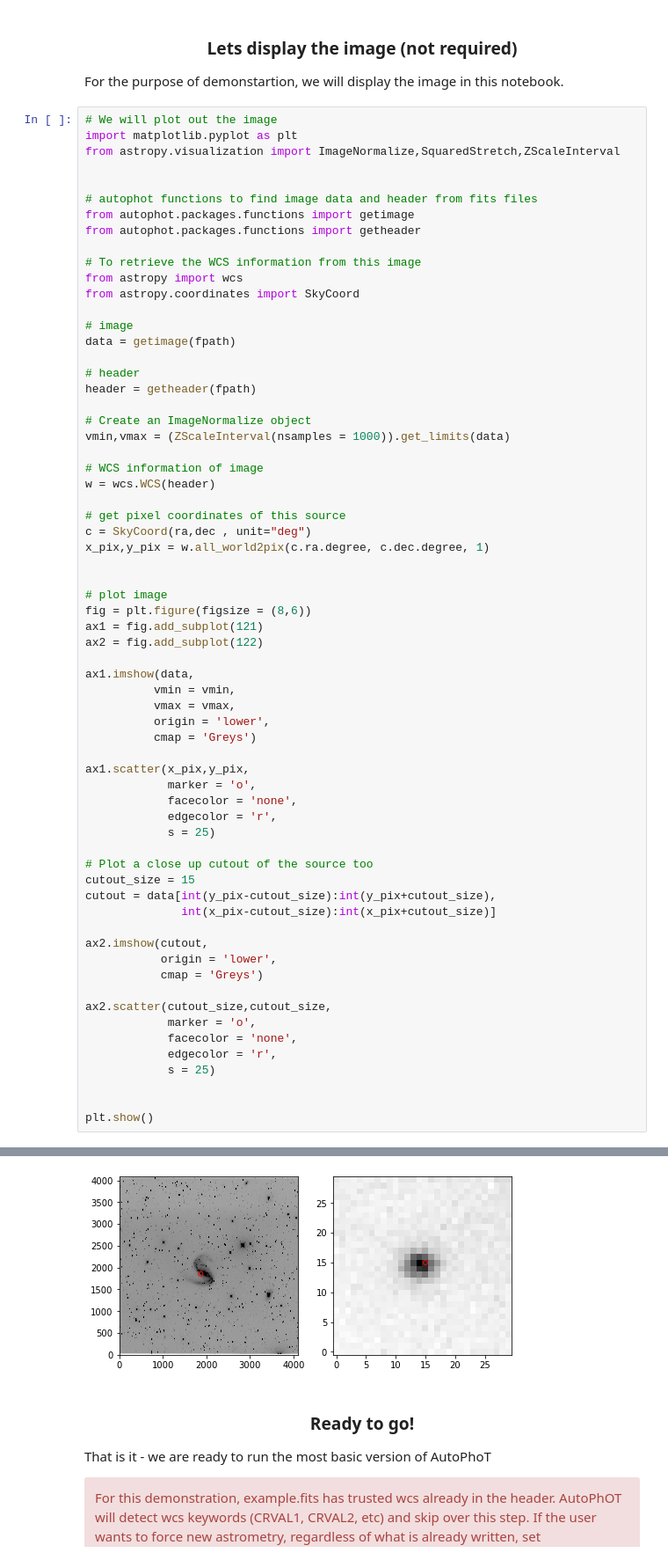
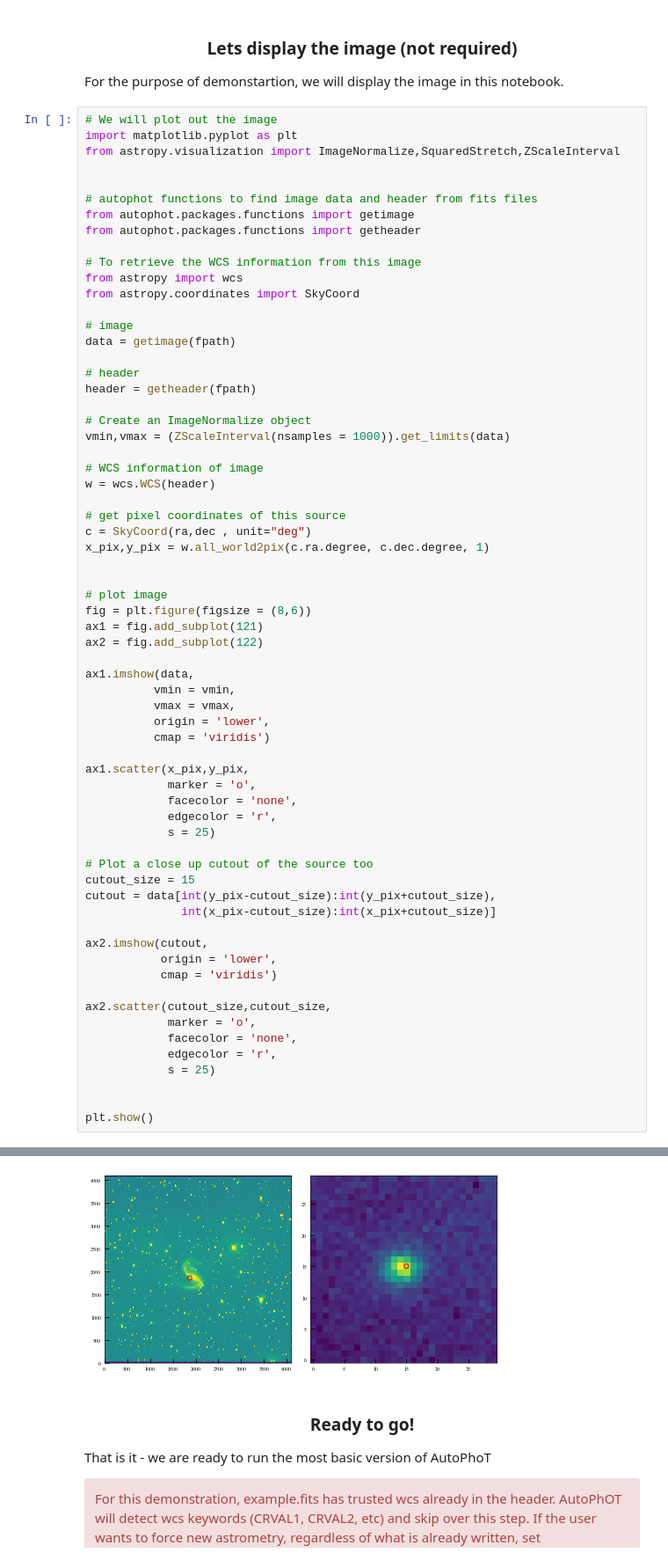
Before and after one commit to Astro-Sean/autophot, a Jupyter notebook: example_notebooks/basic_example.ipynb, the cells around one changed output, grey strips where cells are left out. Shown: that part at 88% size. Cells and saved outputs as stored; diff of their text form.

```diff
--- a/example_notebooks/basic_example.ipynb
+++ b/example_notebooks/basic_example.ipynb
@@ -178,7 +178,7 @@ ax1.imshow(data,
           vmin = vmin,
           vmax = vmax,
           origin = 'lower',
-          cmap = 'Greys')
+          cmap = 'viridis')
 
 ax1.scatter(x_pix,y_pix,
             marker = 'o',
@@ -193,7 +193,7 @@ cutout = data[int(y_pix-cutout_size):int(y_pix+cutout_size),
 
 ax2.imshow(cutout,
            origin = 'lower',
-           cmap = 'Greys')
+           cmap = 'viridis')
 
 ax2.scatter(cutout_size,cutout_size,
             marker = 'o',
@@ -208,4 +209,4 @@ WARNING: FITSFixedWarning: 'datfix' made the change 'Set DATE-OBS to '2020-01-01
-[figure, old version]
+[figure, new version]
 # %% [markdown]
 <h3 align="center">Ready to go!</h3>
 
```
Also changed, not shown: parts of 3 cells of this notebook, 3 other files.
